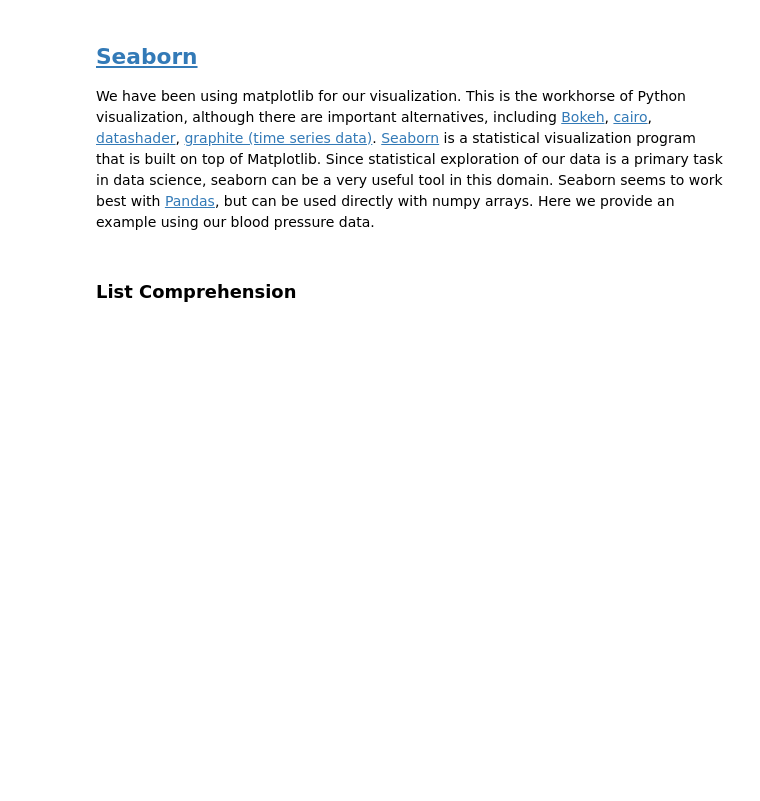
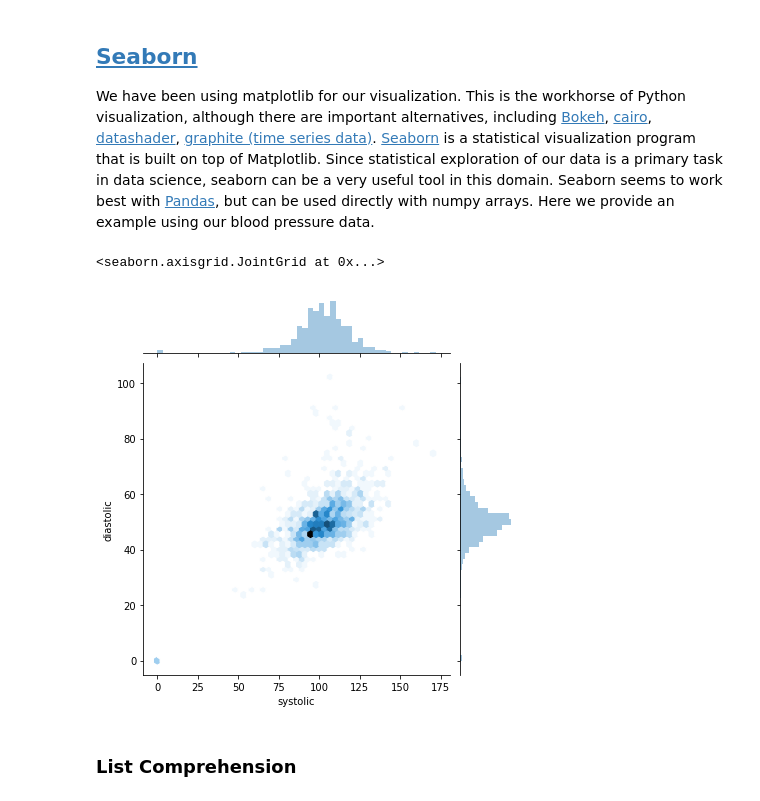
Before and after one commit to UUDeCART/2019_python_boot_camp, a Jupyter notebook: modules/module2/visualizing_numeric_data.ipynb, the cells around one changed output. Drawn from its saved outputs; the diff is of its cells as text; code cells hidden in the pictures; blank space fills up the shorter version.

```diff
--- a/modules/module2/visualizing_numeric_data.ipynb
+++ b/modules/module2/visualizing_numeric_data.ipynb
@@ -145,7 +232,10 @@ Compare your plot to drawing a histogram of the DataFrame.
 We have been using matplotlib for our visualization. This is the workhorse of Python visualization, although there are important alternatives, including [Bokeh](http://bokeh.pydata.org/en/latest/), [cairo](http://cairographics.org/), [datashader](http://datashader.readthedocs.io/en/latest/), [graphite (time series data)](http://graphite.readthedocs.io/en/latest/). [Seaborn](https://stanford.edu/~mwaskom/software/seaborn/) is a statistical visualization program that is built on top of Matplotlib. Since statistical exploration of our data is a primary task in data science, seaborn can be a very useful tool in this domain. Seaborn seems to work best with [Pandas](http://pandas.pydata.org/), but can be used directly with numpy arrays. Here we provide an example using our blood pressure data.
 # %%
 import seaborn as sns
-sns.jointplot(bp["systolic"], bp["diastolic"], kind='kde')
+sns.jointplot(bp["systolic"], bp["diastolic"], kind='hex')
+# %% [output]
+<seaborn.axisgrid.JointGrid at 0x...>
+[figure, added]
 # %% [markdown]
 ### List Comprehension
 # %%
```
Also changed, not shown: parts of 17 cells of this notebook, 9 other files.
